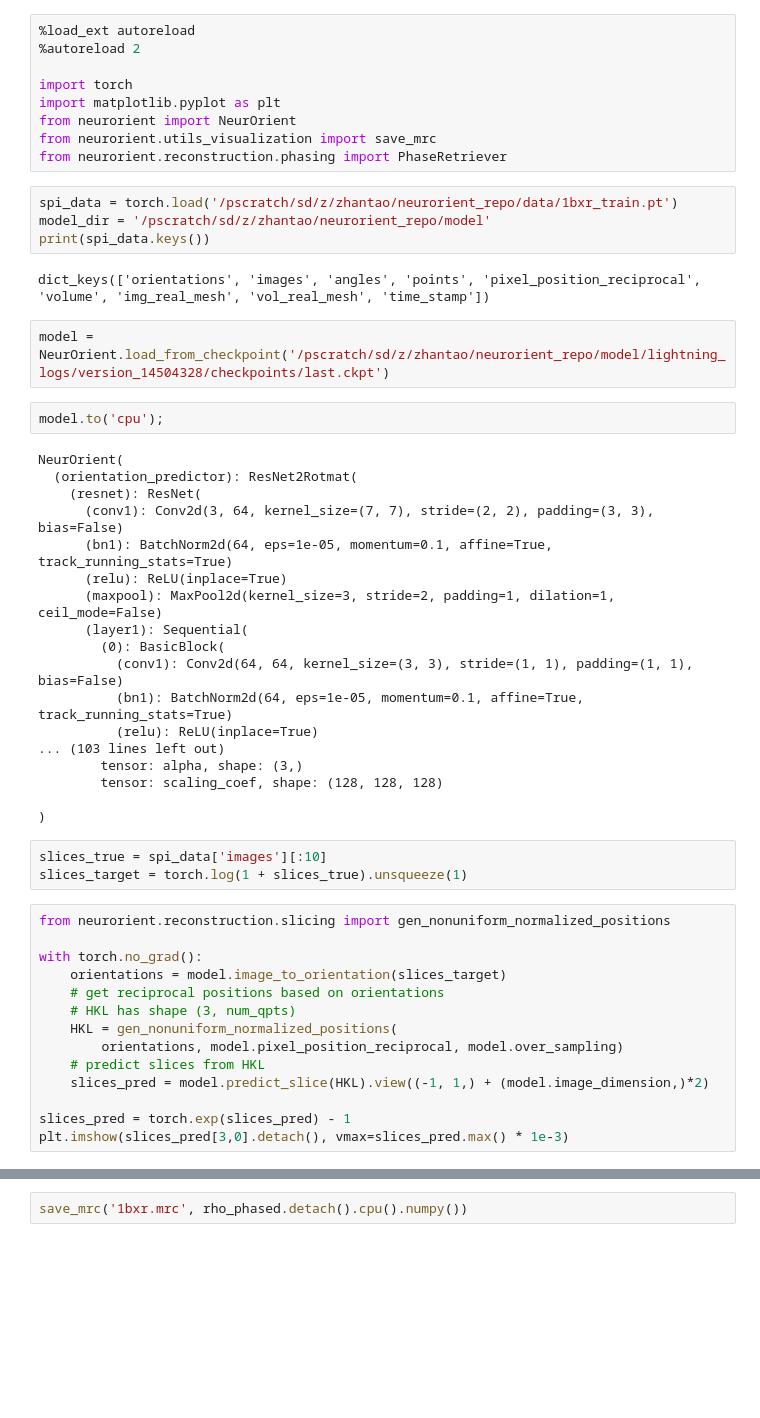
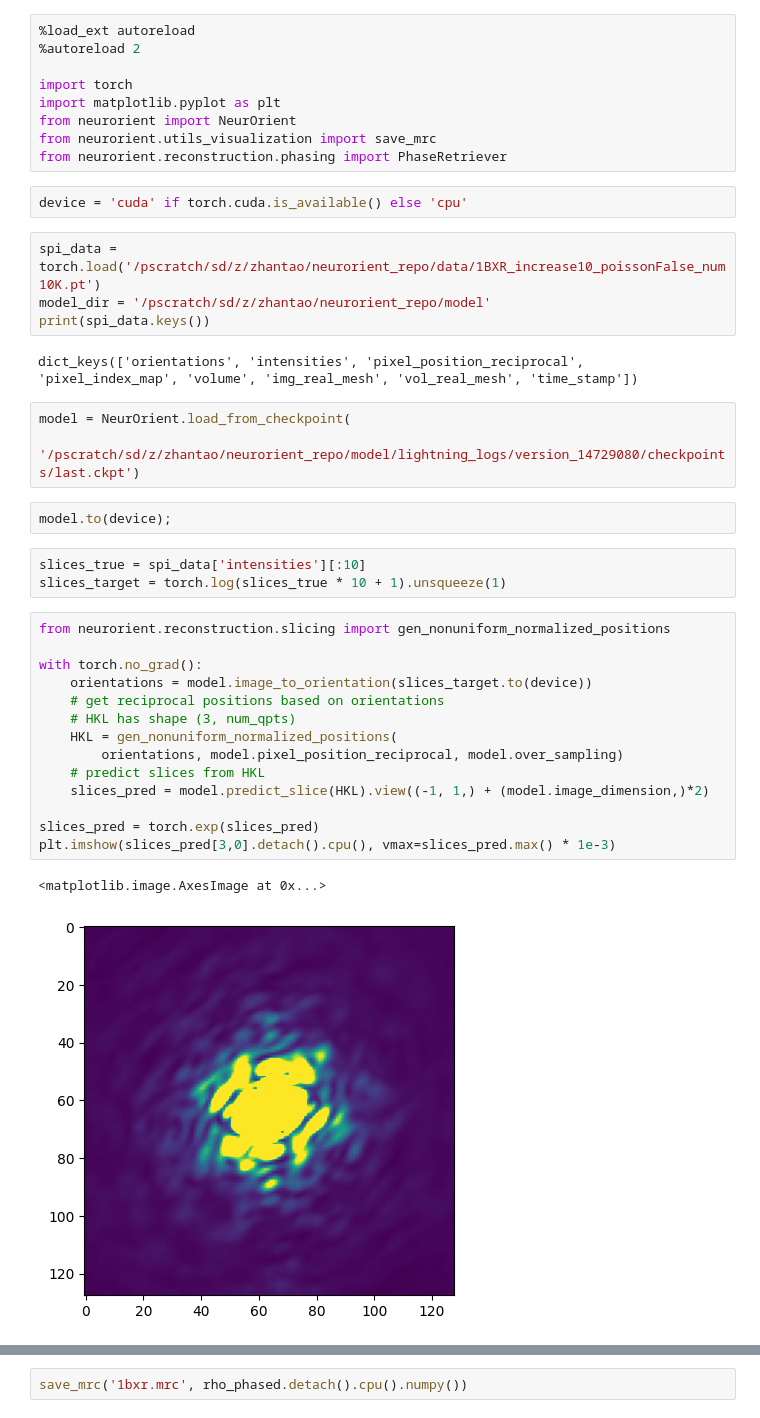
Before and after one commit to zhantaochen/neurorient, a Jupyter notebook: phase_retrieval.ipynb, the cells around one changed output, grey strips where cells are left out. Cells and saved outputs as stored; diff of their text form; blank space fills up the shorter version.

```diff
--- a/phase_retrieval.ipynb
+++ b/phase_retrieval.ipynb
@@ -7,51 +7,39 @@ import matplotlib.pyplot as plt
 from neurorient import NeurOrient
 from neurorient.utils_visualization import save_mrc
 from neurorient.reconstruction.phasing import PhaseRetriever
+# %%
+device = 'cuda' if torch.cuda.is_available() else 'cpu'
 # %%
-spi_data = torch.load('/pscratch/sd/z/zhantao/neurorient_repo/data/1bxr_train.pt')
+spi_data = torch.load('/pscratch/sd/z/zhantao/neurorient_repo/data/1BXR_increase10_poissonFalse_num10K.pt')
 model_dir = '/pscratch/sd/z/zhantao/neurorient_repo/model'
 print(spi_data.keys())
 # %% [output]
-dict_keys(['orientations', 'images', 'angles', 'points', 'pixel_position_reciprocal', 'volume', 'img_real_mesh', 'vol_real_mesh', 'time_stamp'])
+dict_keys(['orientations', 'intensities', 'pixel_position_reciprocal', 'pixel_index_map', 'volume', 'img_real_mesh', 'vol_real_mesh', 'time_stamp'])
 # %%
-model = NeurOrient.load_from_checkpoint('/pscratch/sd/z/zhantao/neurorient_repo/model/lightning_logs/version_14504328/checkpoints/last.ckpt')
+model = NeurOrient.load_from_checkpoint(
+    '/pscratch/sd/z/zhantao/neurorient_repo/model/lightning_logs/version_14729080/checkpoints/last.ckpt')
 # %%
-model.to('cpu');
+model.to(device);
-# %% [output]
-NeurOrient(
-  (orientation_predictor): ResNet2Rotmat(
-    (resnet): ResNet(
-      (conv1): Conv2d(3, 64, kernel_size=(7, 7), stride=(2, 2), padding=(3, 3), bias=False)
-      (bn1): BatchNorm2d(64, eps=1e-05, momentum=0.1, affine=True, track_running_stats=True)
-      (relu): ReLU(inplace=True)
-      (maxpool): MaxPool2d(kernel_size=3, stride=2, padding=1, dilation=1, ceil_mode=False)
-      (layer1): Sequential(
-        (0): BasicBlock(
-          (conv1): Conv2d(64, 64, kernel_size=(3, 3), stride=(1, 1), padding=(1, 1), bias=False)
-          (bn1): BatchNorm2d(64, eps=1e-05, momentum=0.1, affine=True, track_running_stats=True)
-          (relu): ReLU(inplace=True)
-... (103 lines left out)
-        tensor: alpha, shape: (3,)
-        tensor: scaling_coef, shape: (128, 128, 128)
-
-)
 # %%
-slices_true = spi_data['images'][:10]
-slices_target = torch.log(1 + slices_true).unsqueeze(1)
+slices_true = spi_data['intensities'][:10]
+slices_target = torch.log(slices_true * 10 + 1).unsqueeze(1)
 # %%
 from neurorient.reconstruction.slicing import gen_nonuniform_normalized_positions
 
 with torch.no_grad():
-    orientations = model.image_to_orientation(slices_target)
+    orientations = model.image_to_orientation(slices_target.to(device))
     # get reciprocal positions based on orientations
     # HKL has shape (3, num_qpts)
     HKL = gen_nonuniform_normalized_positions(
         orientations, model.pixel_position_reciprocal, model.over_sampling)
     # predict slices from HKL
     slices_pred = model.predict_slice(HKL).view((-1, 1,) + (model.image_dimension,)*2)
 
-slices_pred = torch.exp(slices_pred) - 1
-plt.imshow(slices_pred[3,0].detach(), vmax=slices_pred.max() * 1e-3)
+slices_pred = torch.exp(slices_pred)
+plt.imshow(slices_pred[3,0].detach().cpu(), vmax=slices_pred.max() * 1e-3)
+# %% [output]
+<matplotlib.image.AxesImage at 0x...>
+[figure, added]
 # %%
 import numpy as np
 
```
Also changed, not shown: parts of 3 cells of this notebook, 8 other files.
